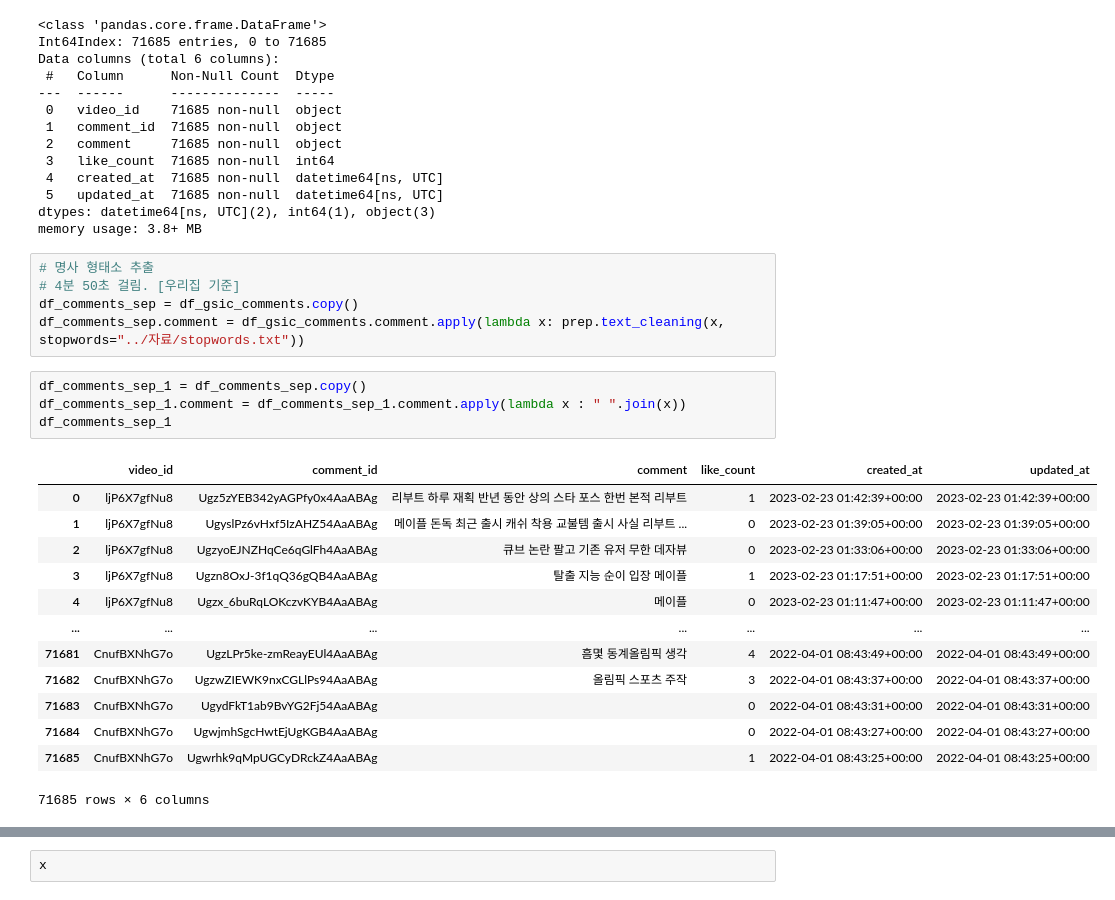
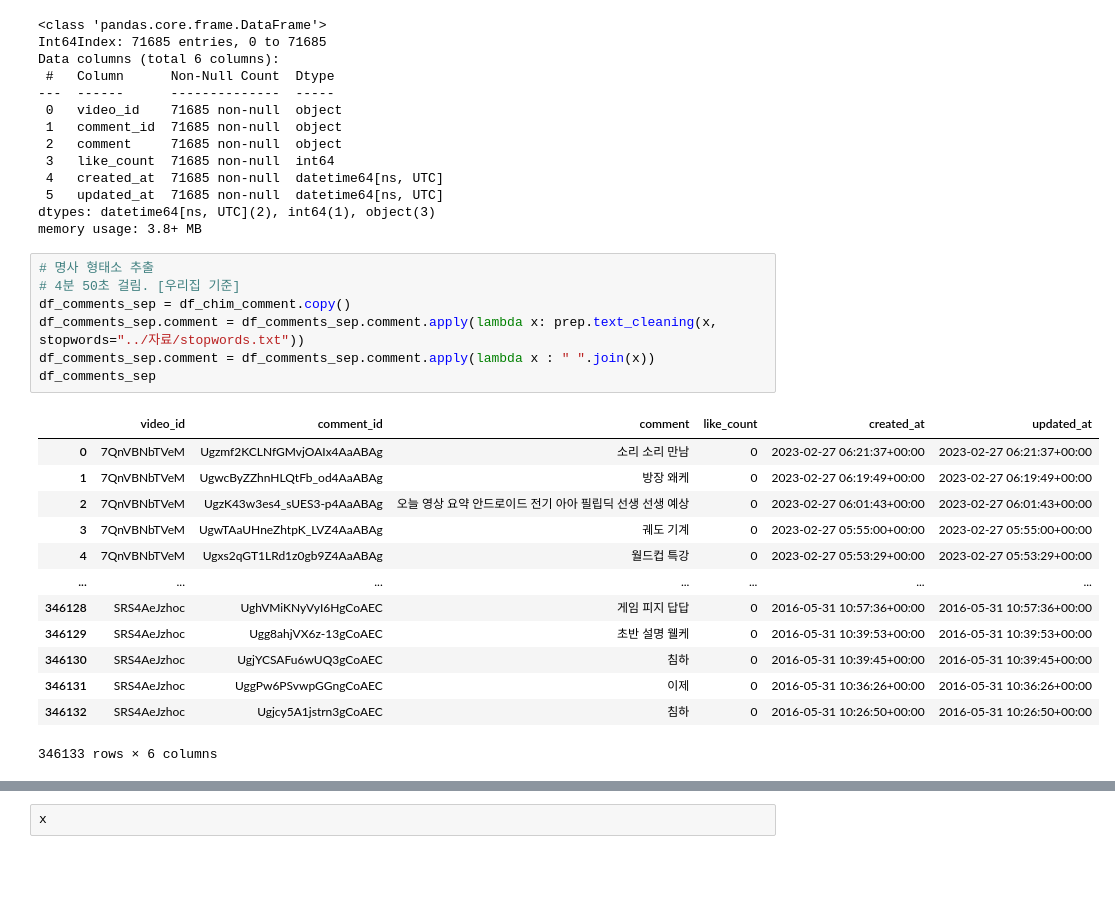
Before and after one commit to kimhyunso/coper-project, a Jupyter notebook: practice_analysis_dowon.ipynb, the cells around one changed output, grey strips where cells are left out. Drawn from its saved outputs; the diff is of its cells as text; blank space fills up the shorter version.

```diff
--- a/practice_analysis_dowon.ipynb
+++ b/practice_analysis_dowon.ipynb
@@ -1035,23 +1032,21 @@ memory usage: 3.8+ MB
 # %%
 # 명사 형태소 추출
 # 4분 50초 걸림. [우리집 기준]
-df_comments_sep = df_gsic_comments.copy()
-df_comments_sep.comment = df_gsic_comments.comment.apply(lambda x: prep.text_cleaning(x, stopwords="../자료/stopwords.txt"))
+df_comments_sep = df_chim_comment.copy()
+df_comments_sep.comment = df_comments_sep.comment.apply(lambda x: prep.text_cleaning(x, stopwords="../자료/stopwords.txt"))
+df_comments_sep.comment = df_comments_sep.comment.apply(lambda x : " ".join(x))
+df_comments_sep
+# %% [output]
+|  | video_id | comment_id | comment | like_count | created_at | updated_at |
+| 0 | 7QnVBNbTVeM | Ugzmf2KCLNfGMvjOAIx4AaABAg | 소리 소리 만남 | 0 | 2023-02-27 06:21:37+00:00 | 2023-02-27 06:21:37+00:00 |
+| 1 | 7QnVBNbTVeM | UgwcByZZhnHLQtFb_od4AaABAg | 방장 왜케 | 0 | 2023-02-27 06:19:49+00:00 | 2023-02-27 06:19:49+00:00 |
+| 2 | 7QnVBNbTVeM | UgzK43w3es4_sUES3-p4AaABAg | 오늘 영상 요약 안드로이드 전기 아아 필립딕 선생 선생 예상 | 0 | 2023-02-27 06:01:43+00:00 | 2023-02-27 06:01:43+00:00 |
+| 3 | 7QnVBNbTVeM | UgwTAaUHneZhtpK_LVZ4AaABAg | 궤도 기계 | 0 | 2023-02-27 05:55:00+00:00 | 2023-02-27 05:55:00+00:00 |
+| 4 | 7QnVBNbTVeM | Ugxs2qGT1LRd1z0gb9Z4AaABAg | 월드컵 특강 | 0 | 2023-02-27 05:53:29+00:00 | 2023-02-27 05:53:29+00:00 |
+| ... | ... | ... | ... | ... | ... | ... |
+| 346128 | SRS4AeJzhoc | UghVMiKNyVyI6HgCoAEC | 게임 피지 답답 | 0 | 2016-05-31 10:57:36+00:00 | 2016-05-31 10:57:36+00:00 |
+| 346129 | SRS4AeJzhoc | Ugg8ahjVX6z-13gCoAEC | 초반 설명 웰케 | 0 | 2016-05-31 10:39:53+00:00 | 2016-05-31 10:39:53+00:00 |
+| 346130 | SRS4AeJzhoc | UgjYCSAFu6wUQ3gCoAEC | 침하 | 0 | 2016-05-31 10:39:45+00:00 | 2016-05-31 10:39:45+00:00 |
+| 346131 | SRS4AeJzhoc | UggPw6PSvwpGGngCoAEC | 이제 | 0 | 2016-05-31 10:36:26+00:00 | 2016-05-31 10:36:26+00:00 |
+| 346132 | SRS4AeJzhoc | Ugjcy5A1jstrn3gCoAEC | 침하 | 0 | 2016-05-31 10:26:50+00:00 | 2016-05-31 10:26:50+00:00 |
+346133 rows × 6 columns
-# %%
-df_comments_sep_1 = df_comments_sep.copy()
-df_comments_sep_1.comment = df_comments_sep_1.comment.apply(lambda x : " ".join(x))
-df_comments_sep_1
-# %% [output]
-|  | video_id | comment_id | comment | like_count | created_at | updated_at |
-| 0 | ljP6X7gfNu8 | Ugz5zYEB342yAGPfy0x4AaABAg | 리부트 하루 재획 반년 동안 상의 스타 포스 한번 본적 리부트 | 1 | 2023-02-23 01:42:39+00:00 | 2023-02-23 01:42:39+00:00 |
-| 1 | ljP6X7gfNu8 | UgyslPz6vHxf5IzAHZ54AaABAg | 메이플 돈독 최근 출시 캐쉬 착용 교불템 출시 사실 리부트 ... | 0 | 2023-02-23 01:39:05+00:00 | 2023-02-23 01:39:05+00:00 |
-| 2 | ljP6X7gfNu8 | UgzyoEJNZHqCe6qGlFh4AaABAg | 큐브 논란 팔고 기존 유저 무한 데자뷰 | 0 | 2023-02-23 01:33:06+00:00 | 2023-02-23 01:33:06+00:00 |
-| 3 | ljP6X7gfNu8 | Ugzn8OxJ-3f1qQ36gQB4AaABAg | 탈출 지능 순이 입장 메이플 | 1 | 2023-02-23 01:17:51+00:00 | 2023-02-23 01:17:51+00:00 |
-| 4 | ljP6X7gfNu8 | Ugzx_6buRqLOKczvKYB4AaABAg | 메이플 | 0 | 2023-02-23 01:11:47+00:00 | 2023-02-23 01:11:47+00:00 |
-| ... | ... | ... | ... | ... | ... | ... |
-| 71681 | CnufBXNhG7o | UgzLPr5ke-zmReayEUl4AaABAg | 흠몇 동계올림픽 생각 | 4 | 2022-04-01 08:43:49+00:00 | 2022-04-01 08:43:49+00:00 |
-| 71682 | CnufBXNhG7o | UgzwZIEWK9nxCGLlPs94AaABAg | 올림픽 스포츠 주작 | 3 | 2022-04-01 08:43:37+00:00 | 2022-04-01 08:43:37+00:00 |
-| 71683 | CnufBXNhG7o | UgydFkT1ab9BvYG2Fj54AaABAg |  | 0 | 2022-04-01 08:43:31+00:00 | 2022-04-01 08:43:31+00:00 |
-| 71684 | CnufBXNhG7o | UgwjmhSgcHwtEjUgKGB4AaABAg |  | 0 | 2022-04-01 08:43:27+00:00 | 2022-04-01 08:43:27+00:00 |
-| 71685 | CnufBXNhG7o | Ugwrhk9qMpUGCyDRckZ4AaABAg |  | 1 | 2022-04-01 08:43:25+00:00 | 2022-04-01 08:43:25+00:00 |
-71685 rows × 6 columns
```
Also changed, not shown: parts of 6 cells of this notebook, 4 other files.
